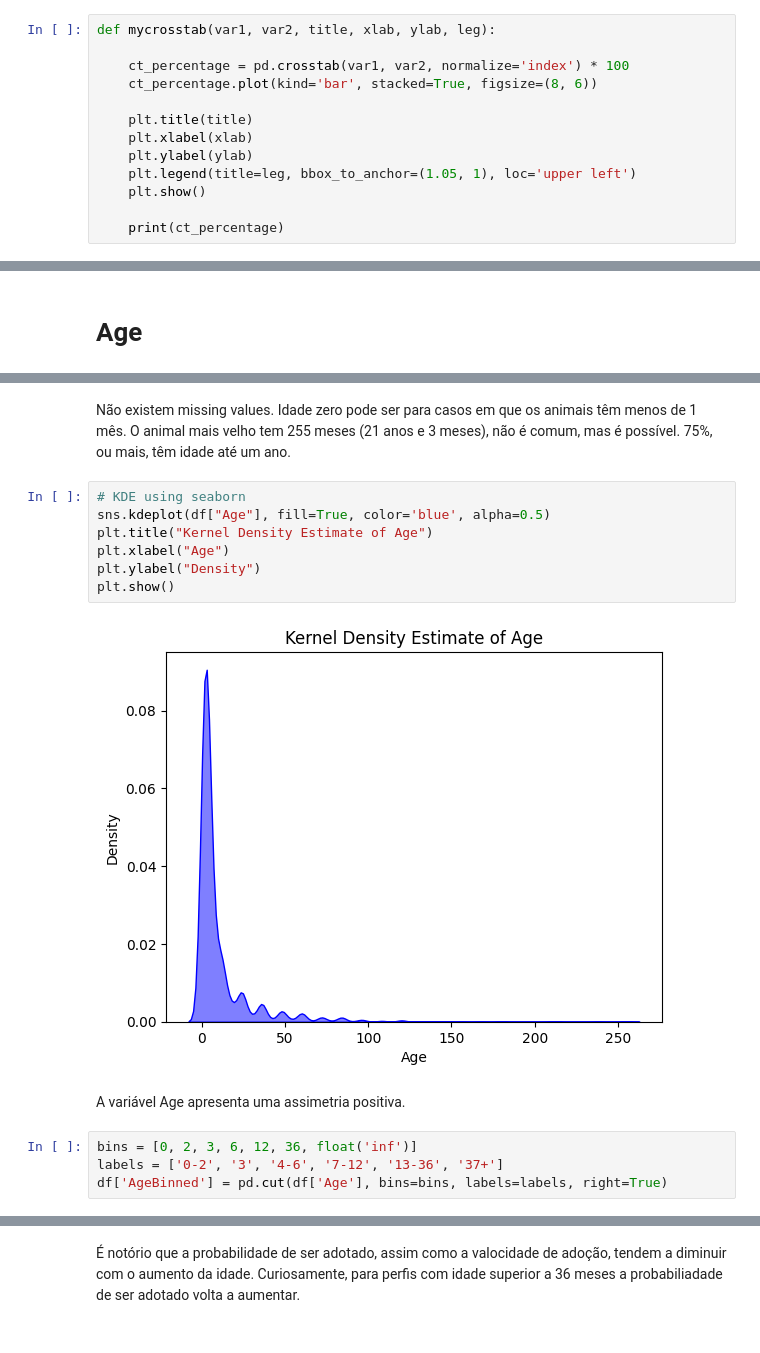
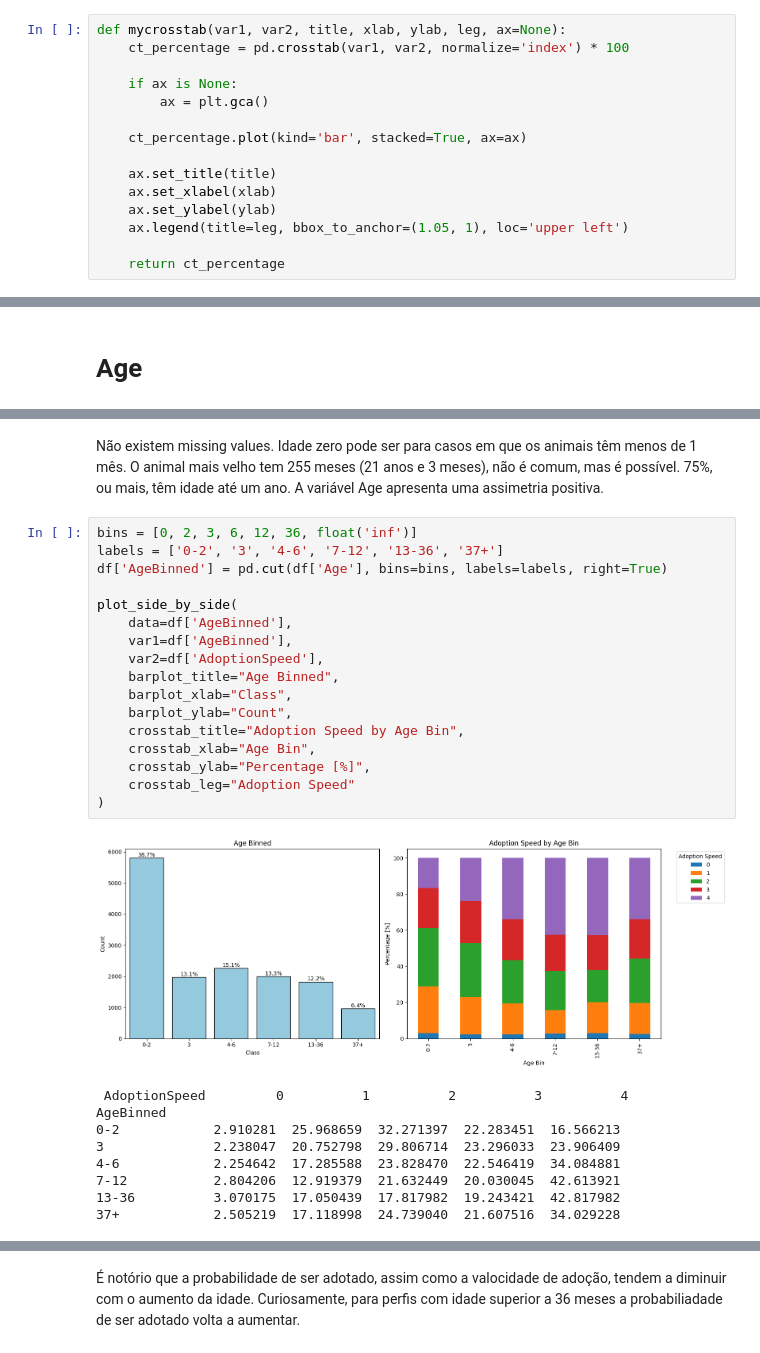
Before and after one commit to BolachinhaAmericana/MSc-MachineLearning, a Jupyter notebook: AA_202425_Project_ASM_V2.ipynb, the cells around one changed output, grey strips where cells are left out. Saved outputs shown, nothing was run; the diff lists cells and outputs as text.

```diff
--- a/AA_202425_Project_ASM_V2.ipynb
+++ b/AA_202425_Project_ASM_V2.ipynb
@@ -211,13 +212,15 @@ def mybarplot(data, title, xlab, ylab):
 # %%
-def mycrosstab(var1, var2, title, xlab, ylab, leg):
+def mycrosstab(var1, var2, title, xlab, ylab, leg, ax=None):
+    ct_percentage = pd.crosstab(var1, var2, normalize='index') * 100
 
-    ct_percentage = pd.crosstab(var1, var2, normalize='index') * 100
-    ct_percentage.plot(kind='bar', stacked=True, figsize=(8, 6))
+    if ax is None:
+        ax = plt.gca()
 
-    plt.title(title)
-    plt.xlabel(xlab)
-    plt.ylabel(ylab)
-    plt.legend(title=leg, bbox_to_anchor=(1.05, 1), loc='upper left')
-    plt.show()
+    ct_percentage.plot(kind='bar', stacked=True, ax=ax)
 
-    print(ct_percentage)
+    ax.set_title(title)
+    ax.set_xlabel(xlab)
+    ax.set_ylabel(ylab)
+    ax.legend(title=leg, bbox_to_anchor=(1.05, 1), loc='upper left')
+
+    return ct_percentage
@@ -374,17 +397,29 @@ Name: Age, dtype: float64
 # %% [markdown]
-Não existem missing values. Idade zero pode ser para casos em que os animais têm menos de 1 mês. O animal mais velho tem 255 meses (21 anos e 3 meses), não é comum, mas é possível. 75%, ou mais, têm idade até um ano.
+Não existem missing values. Idade zero pode ser para casos em que os animais têm menos de 1 mês. O animal mais velho tem 255 meses (21 anos e 3 meses), não é comum, mas é possível. 75%, ou mais, têm idade até um ano. A variável Age apresenta uma assimetria positiva.
-# %%
-# KDE using seaborn
-sns.kdeplot(df["Age"], fill=True, color='blue', alpha=0.5)
-plt.title("Kernel Density Estimate of Age")
-plt.xlabel("Age")
-plt.ylabel("Density")
-plt.show()
-# %% [output]
-[figure, removed]
-# %% [markdown]
-A variável Age apresenta uma assimetria positiva.
 # %%
 bins = [0, 2, 3, 6, 12, 36, float('inf')]
 labels = ['0-2', '3', '4-6', '7-12', '13-36', '37+']
 df['AgeBinned'] = pd.cut(df['Age'], bins=bins, labels=labels, right=True)
+
+plot_side_by_side(
+    data=df['AgeBinned'],
+    var1=df['AgeBinned'],
+    var2=df['AdoptionSpeed'],
+    barplot_title="Age Binned",
+    barplot_xlab="Class",
+    barplot_ylab="Count",
+    crosstab_title="Adoption Speed by Age Bin",
+    crosstab_xlab="Age Bin",
+    crosstab_ylab="Percentage [%]",
+    crosstab_leg="Adoption Speed"
+)
+# %% [output]
+[figure, added]
+ AdoptionSpeed         0          1          2          3          4
+AgeBinned
+0-2            2.910281  25.968659  32.271397  22.283451  16.566213
+3              2.238047  20.752798  29.806714  23.296033  23.906409
+4-6            2.254642  17.285588  23.828470  22.546419  34.084881
+7-12           2.804206  12.919379  21.632449  20.030045  42.613921
+13-36          3.070175  17.050439  17.817982  19.243421  42.817982
+37+            2.505219  17.118998  24.739040  21.607516  34.029228
```
Also changed, not shown: parts of 86 cells of this notebook.
